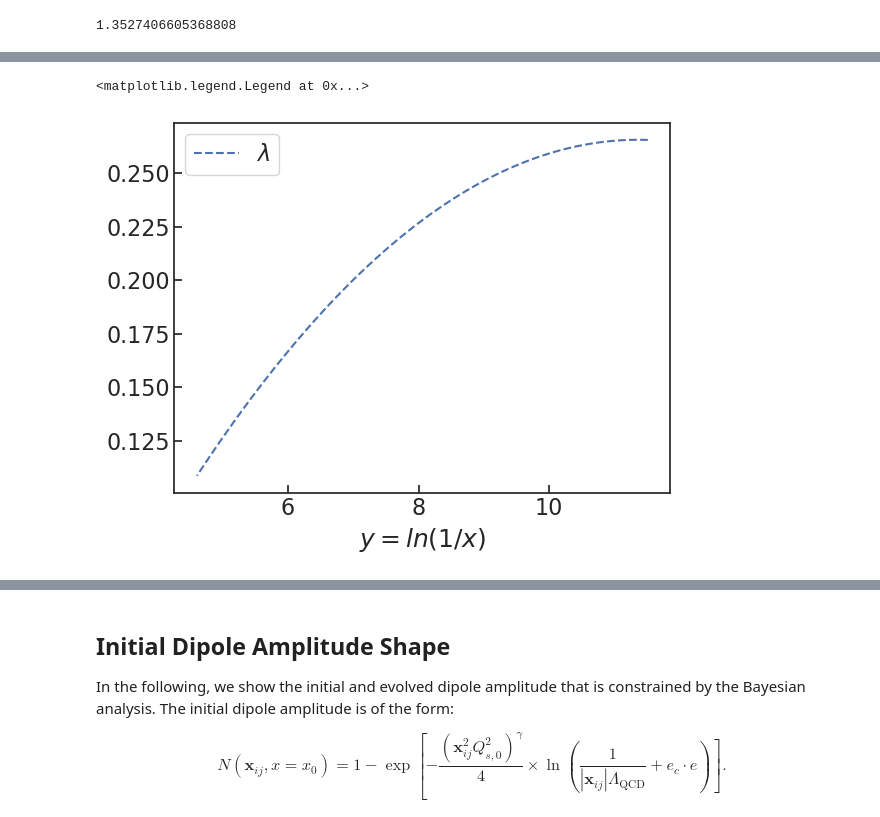
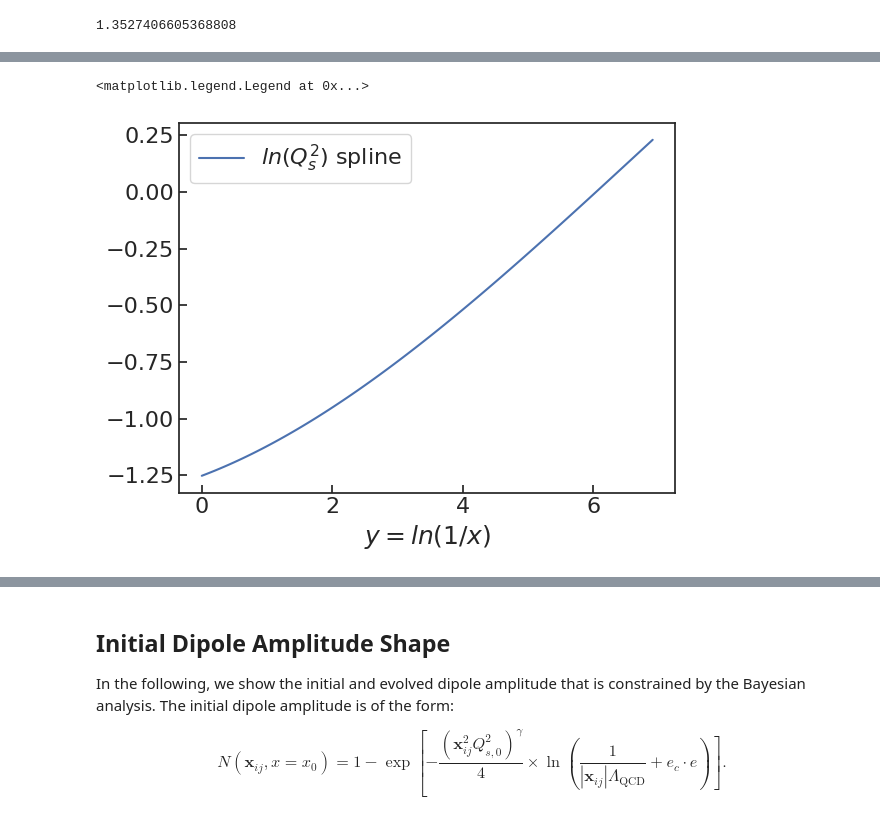
Before and after one commit to camcasuga/BayesianBK_results, a Jupyter notebook: analysis.ipynb, the cells around one changed output, grey strips where cells are left out. Drawn from its saved outputs; the diff is of its cells as text; code cells hidden in the pictures.

```diff
--- a/analysis.ipynb
+++ b/analysis.ipynb
@@ -378,16 +380,15 @@ plt.xscale('log')
 # %%
 from scipy.interpolate import UnivariateSpline
-y = [np.log(1/x) for x in xs]
+y = [np.log(0.01/x) for x in xs]
 ln_qs2 = [np.log(qs2) for qs2 in mean]
 spl = UnivariateSpline(y[::-1], ln_qs2[::-1], s = 0.5)
 spl_der = spl.derivative()
 lmbd = spl_der(y)
-#plt.plot(y, spl(y), label = "$ln (Q_{s}^{2}) spline $")
-#plt.plot(y, ln_qs2, '+')
-plt.plot(y, lmbd, '--', label = "$\lambda$")
+plt.plot(y, spl(y), label = "$ln (Q_{s}^{2})$ spline")
+#plt.plot(y, lmbd, '--', label = "$\lambda$")
 plt.xlabel("$y = ln(1/x)$")
 plt.legend()
 # %% [output]
 <matplotlib.legend.Legend at 0x...>
-[figure, old version]
+[figure, new version]
 # %%
```
Also changed, not shown: parts of 13 cells of this notebook, 8 other files.
